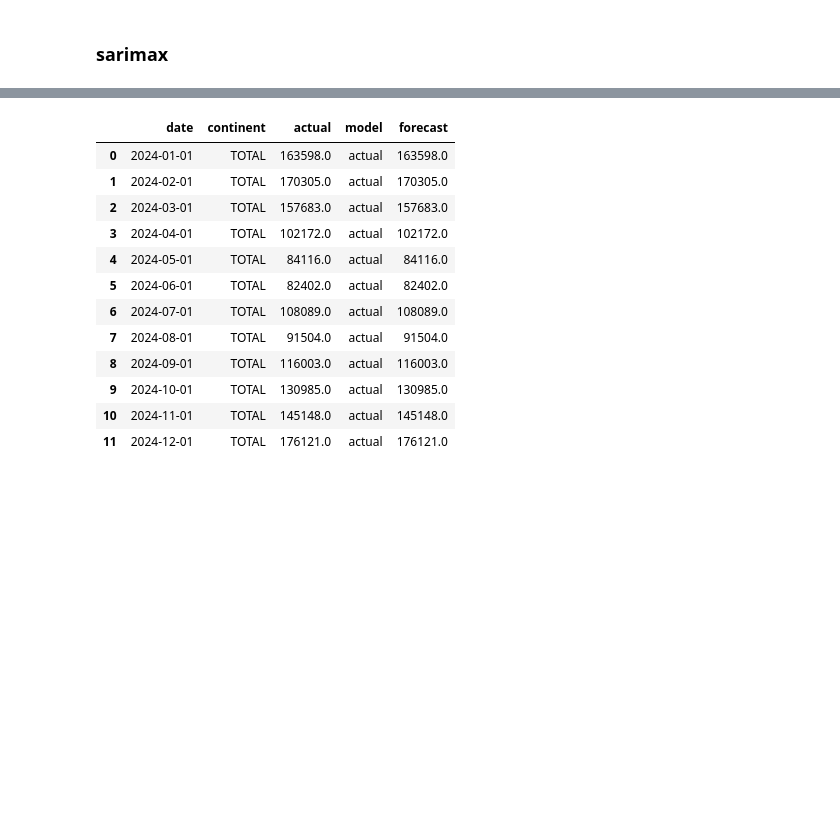
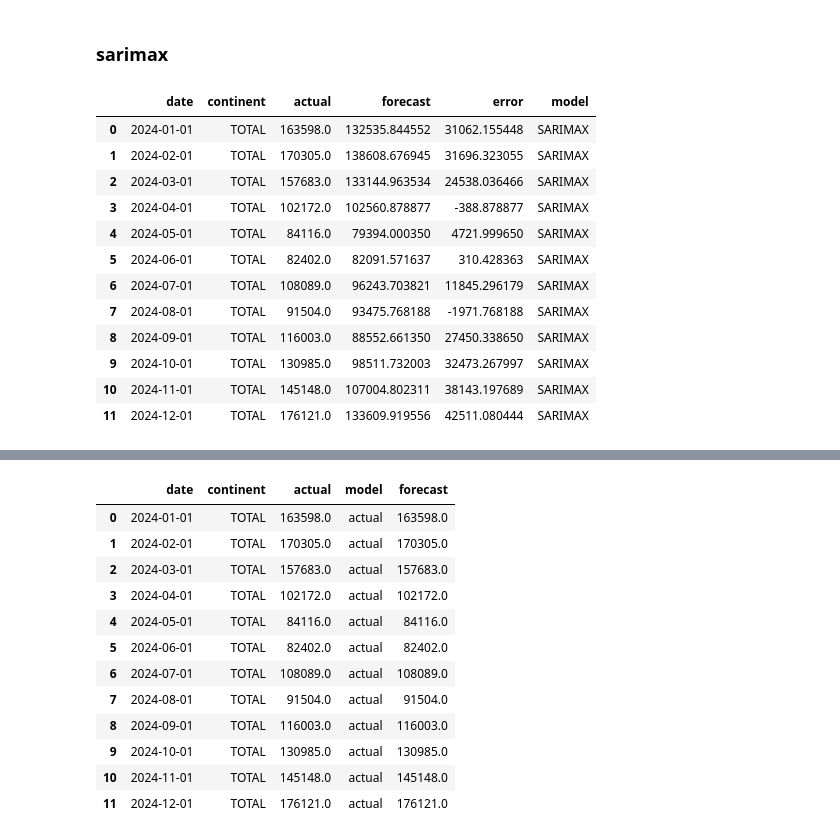
Before and after one commit to renanop/international_arrivals_time_series_forecasting, a Jupyter notebook: notebooks/modeling/new_HTS.ipynb, the cells around one changed output, grey strips where cells are left out. Drawn from its saved outputs; the diff is of its cells as text; code cells hidden in the pictures; blank space fills up the shorter version.

```diff
--- a/notebooks/modeling/new_HTS.ipynb
+++ b/notebooks/modeling/new_HTS.ipynb
@@ -253,16 +417,64 @@ ets_df
 # %%
 # TESTE
 # Previsoes do sarimax
-sarimax_df = pd.read_csv("00_sarimax_forecasts.csv")
+# sarimax_df = pd.read_csv("00_sarimax_forecasts.csv")
+# sarimax_df = sarimax_df.loc[sarimax_df["continent"] != "Oceania"]
+
+# # Previsoes do sarimax oceania
+# oceania_sarimax_df = pd.read_csv("oceania_sarimax_forecasts.csv")
+
+# # Concatenando oceania e geral
+# sarimax_df = pd.concat([sarimax_df, oceania_sarimax_df])
+# sarimax_df = sarimax_df[sarimax_df["continent"] == "TOTAL"]
+# sarimax_df["model"] = "SARIMAX"
+
+
+
+# 11_sarimax_forecasts (filtra total, america_central_caribe, america_norte, asia)
+# 01_sarimax_forecasts (filtra america_do_sul, europa)
+# 00_sarimax_forecasts (filtra africa)
+
+sarimax_11_df = pd.read_csv("11_sarimax_forecasts.csv")
+sarimax_11_df = sarimax_11_df.loc[sarimax_11_df["continent"].isin(["TOTAL","America_Central_E_Caribe", "America_Do_Norte", "Asia"])]
+
+sarimax_01_df = pd.read_csv("01_sarimax_forecasts.csv")
+sarimax_01_df = sarimax_01_df.loc[sarimax_01_df["continent"].isin(["America_Do_Sul", "Europa"])]
+
+sarimax_00_df = pd.read_csv("00_sarimax_forecasts.csv")
+sarimax_00_df = sarimax_00_df.loc[sarimax_00_df["continent"].isin(["Africa"])]
+
+# TESTE
+# Previsoes do sarimax
+# sarimax_df = pd.read_csv("00_sarimax_forecasts.csv")
+sarimax_df = pd.concat([sarimax_11_df, sarimax_01_df, sarimax_00_df])
 sarimax_df = sarimax_df.loc[sarimax_df["continent"] != "Oceania"]
+
 
 # Previsoes do sarimax oceania
 oceania_sarimax_df = pd.read_csv("oceania_sarimax_forecasts.csv")
 
 # Concatenando oceania e geral
 sarimax_df = pd.concat([sarimax_df, oceania_sarimax_df])
+
+# Renomeando colunas
+#sarimax_df=sarimax_df.rename(columns={"forecast": "sarimax_forecast"})
 sarimax_df = sarimax_df[sarimax_df["continent"] == "TOTAL"]
 sarimax_df["model"] = "SARIMAX"
+sarimax_df
+# %% [output]
+|  | date | continent | actual | forecast | error | model |
+| 0 | 2024-01-01 | TOTAL | 163598.0 | 132535.844552 | 31062.155448 | SARIMAX |
+| 1 | 2024-02-01 | TOTAL | 170305.0 | 138608.676945 | 31696.323055 | SARIMAX |
+| 2 | 2024-03-01 | TOTAL | 157683.0 | 133144.963534 | 24538.036466 | SARIMAX |
+| 3 | 2024-04-01 | TOTAL | 102172.0 | 102560.878877 | -388.878877 | SARIMAX |
+| 4 | 2024-05-01 | TOTAL | 84116.0 | 79394.000350 | 4721.999650 | SARIMAX |
+| 5 | 2024-06-01 | TOTAL | 82402.0 | 82091.571637 | 310.428363 | SARIMAX |
+| 6 | 2024-07-01 | TOTAL | 108089.0 | 96243.703821 | 11845.296179 | SARIMAX |
+| 7 | 2024-08-01 | TOTAL | 91504.0 | 93475.768188 | -1971.768188 | SARIMAX |
+| 8 | 2024-09-01 | TOTAL | 116003.0 | 88552.661350 | 27450.338650 | SARIMAX |
+| 9 | 2024-10-01 | TOTAL | 130985.0 | 98511.732003 | 32473.267997 | SARIMAX |
+| 10 | 2024-11-01 | TOTAL | 145148.0 | 107004.802311 | 38143.197689 | SARIMAX |
+| 11 | 2024-12-01 | TOTAL | 176121.0 | 133609.919556 | 42511.080444 | SARIMAX |
 # %%
 sarimax_df
 # %% [output]
```
Also changed, not shown: parts of 14 cells of this notebook, 10 other files.
